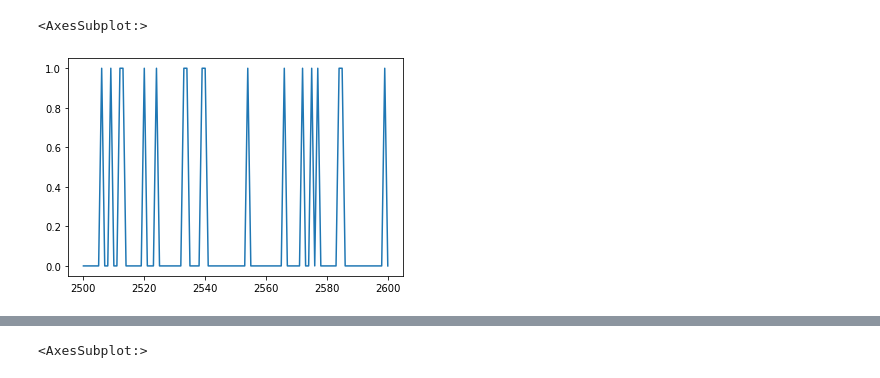
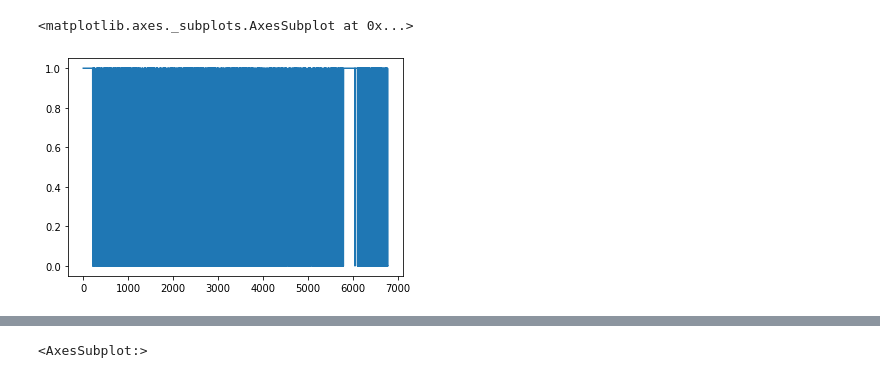
Before and after one commit to GillesFischerSorbonne/telofinder, a Jupyter notebook: src/python_script/analyse_telom_testing.ipynb, the cells around one changed output, grey strips where cells are left out. Saved outputs shown, nothing was run; the diff lists cells and outputs as text; code cells hidden in the pictures.

```diff
--- a/src/python_script/analyse_telom_testing.ipynb
+++ b/src/python_script/analyse_telom_testing.ipynb
@@ -23,5 +6,3 @@ WARNING [sequana.snaketools]:  sequana pipelines not installed. Please install a
 %autoreload 2
 
 %matplotlib inline
-# %%
-poly_df, pat_df, skewness_df = atl.run_single_or_iterative("../../misc")
@@ -67,6 +45,6 @@ skewness_df
 # %%
-poly_df.loc[("test.telo.blocks", "chrI"),2500:2600].transpose().plot()
+poly_df.loc[("test.telo.blocks", "chrI_ACA_left"),0:10000].transpose().plot()
 # %% [output]
-<AxesSubplot:>
+<matplotlib.axes._subplots.AxesSubplot at 0x...>
-[figure, old version]
+[figure, new version]
 # %%
```
Also changed, not shown: parts of 12 cells of this notebook.
